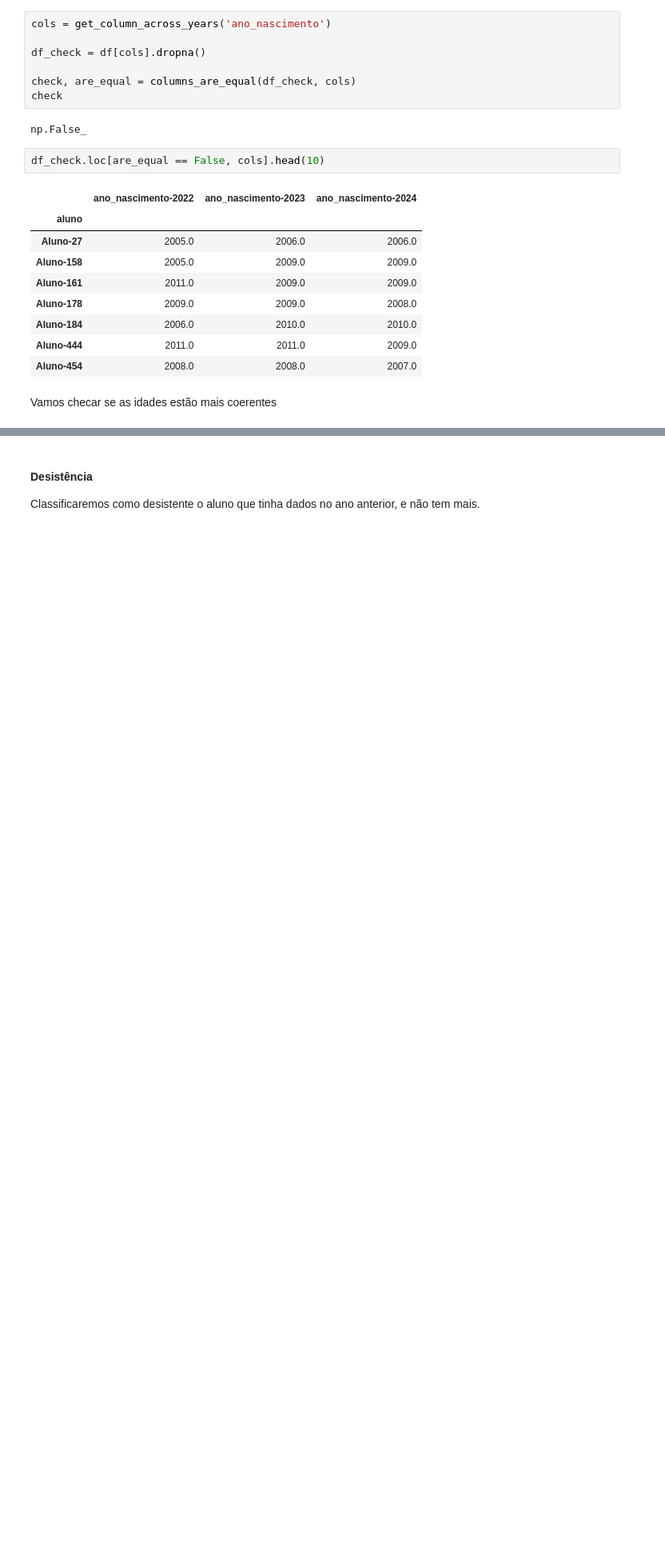
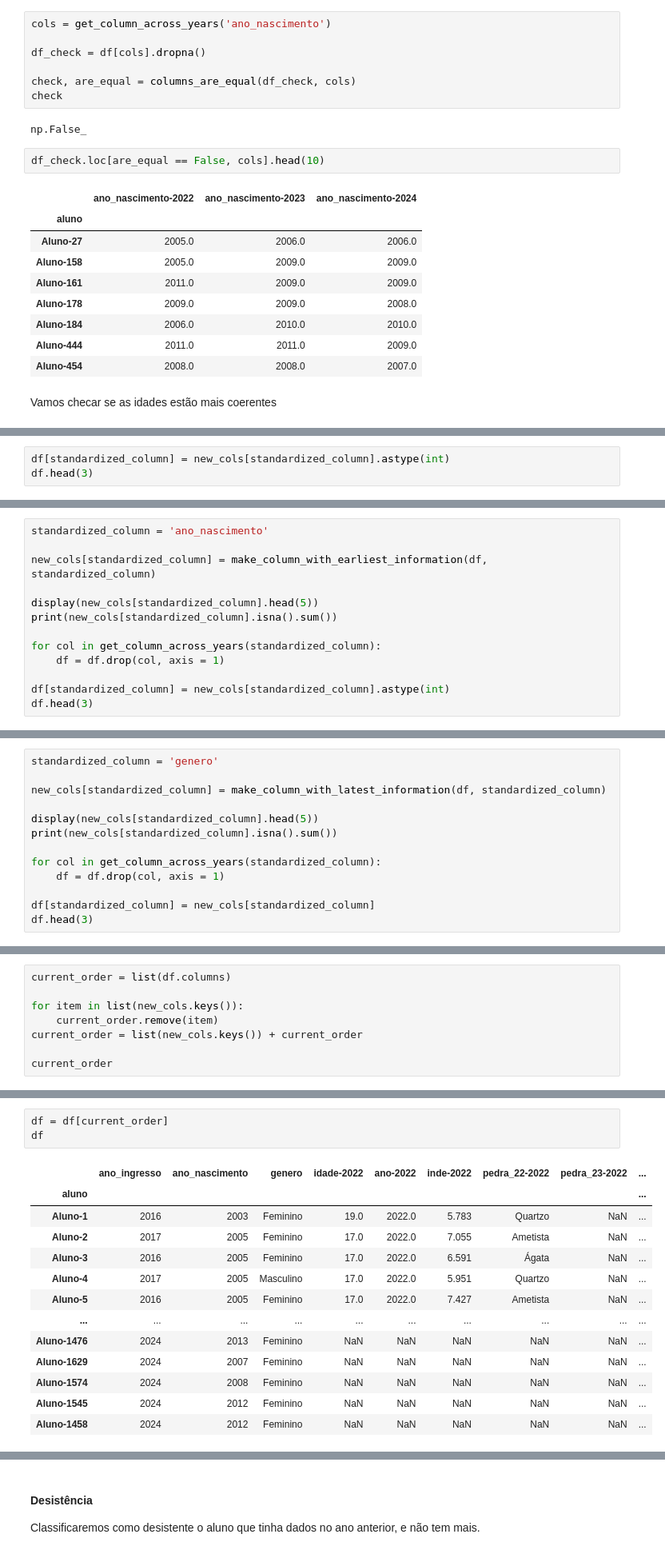
Before and after one commit to victoria-menezes/fiap-data-analytics-DATATHON, a Jupyter notebook: notebook.ipynb, the cells around one changed output, grey strips where cells are left out. Shown at 80% size. Saved outputs shown, nothing was run; the diff lists cells and outputs as text; blank space fills up the shorter version.

```diff
--- a/notebook.ipynb
+++ b/notebook.ipynb
@@ -1343,0 +1451,3 @@ df[get_column_across_years('idade')]
+# %%
+df[standardized_column] = new_cols[standardized_column].astype(int)
+df.head(3)
@@ -1343,0 +1463,13 @@ df[get_column_across_years('idade')]
+# %%
+standardized_column = 'ano_nascimento'
+
+new_cols[standardized_column] = make_column_with_earliest_information(df, standardized_column)
+
+display(new_cols[standardized_column].head(5))
+print(new_cols[standardized_column].isna().sum())
+
+for col in get_column_across_years(standardized_column):
+    df = df.drop(col, axis = 1)
+
+df[standardized_column] = new_cols[standardized_column].astype(int)
+df.head(3)
@@ -1343,0 +1493,13 @@ df[get_column_across_years('idade')]
+# %%
+standardized_column = 'genero'
+
+new_cols[standardized_column] = make_column_with_latest_information(df, standardized_column)
+
+display(new_cols[standardized_column].head(5))
+print(new_cols[standardized_column].isna().sum())
+
+for col in get_column_across_years(standardized_column):
+    df = df.drop(col, axis = 1)
+
+df[standardized_column] = new_cols[standardized_column]
+df.head(3)
@@ -1343,0 +1527,8 @@ df[get_column_across_years('idade')]
+# %%
+current_order = list(df.columns)
+
+for item in list(new_cols.keys()):
+	current_order.remove(item)
+current_order = list(new_cols.keys()) + current_order
+
+current_order
@@ -1343,0 +1553,17 @@ df[get_column_across_years('idade')]
+# %%
+df = df[current_order]
+df
+# %% [output]
+|  | ano_ingresso | ano_nascimento | genero | idade-2022 | ano-2022 | inde-2022 | pedra_22-2022 | pedra_23-2022 | ... |
+| aluno |  |  |  |  |  |  |  |  | ... |
+| Aluno-1 | 2016 | 2003 | Feminino | 19.0 | 2022.0 | 5.783 | Quartzo | NaN | ... |
+| Aluno-2 | 2017 | 2005 | Feminino | 17.0 | 2022.0 | 7.055 | Ametista | NaN | ... |
+| Aluno-3 | 2016 | 2005 | Feminino | 17.0 | 2022.0 | 6.591 | Ágata | NaN | ... |
+| Aluno-4 | 2017 | 2005 | Masculino | 17.0 | 2022.0 | 5.951 | Quartzo | NaN | ... |
+| Aluno-5 | 2016 | 2005 | Feminino | 17.0 | 2022.0 | 7.427 | Ametista | NaN | ... |
+| ... | ... | ... | ... | ... | ... | ... | ... | ... | ... |
+| Aluno-1476 | 2024 | 2013 | Feminino | NaN | NaN | NaN | NaN | NaN | ... |
+| Aluno-1629 | 2024 | 2007 | Feminino | NaN | NaN | NaN | NaN | NaN | ... |
+| Aluno-1574 | 2024 | 2008 | Feminino | NaN | NaN | NaN | NaN | NaN | ... |
+| Aluno-1545 | 2024 | 2012 | Feminino | NaN | NaN | NaN | NaN | NaN | ... |
+| Aluno-1458 | 2024 | 2012 | Feminino | NaN | NaN | NaN | NaN | NaN | ... |
```
Also changed, not shown: parts of 58 cells of this notebook.
